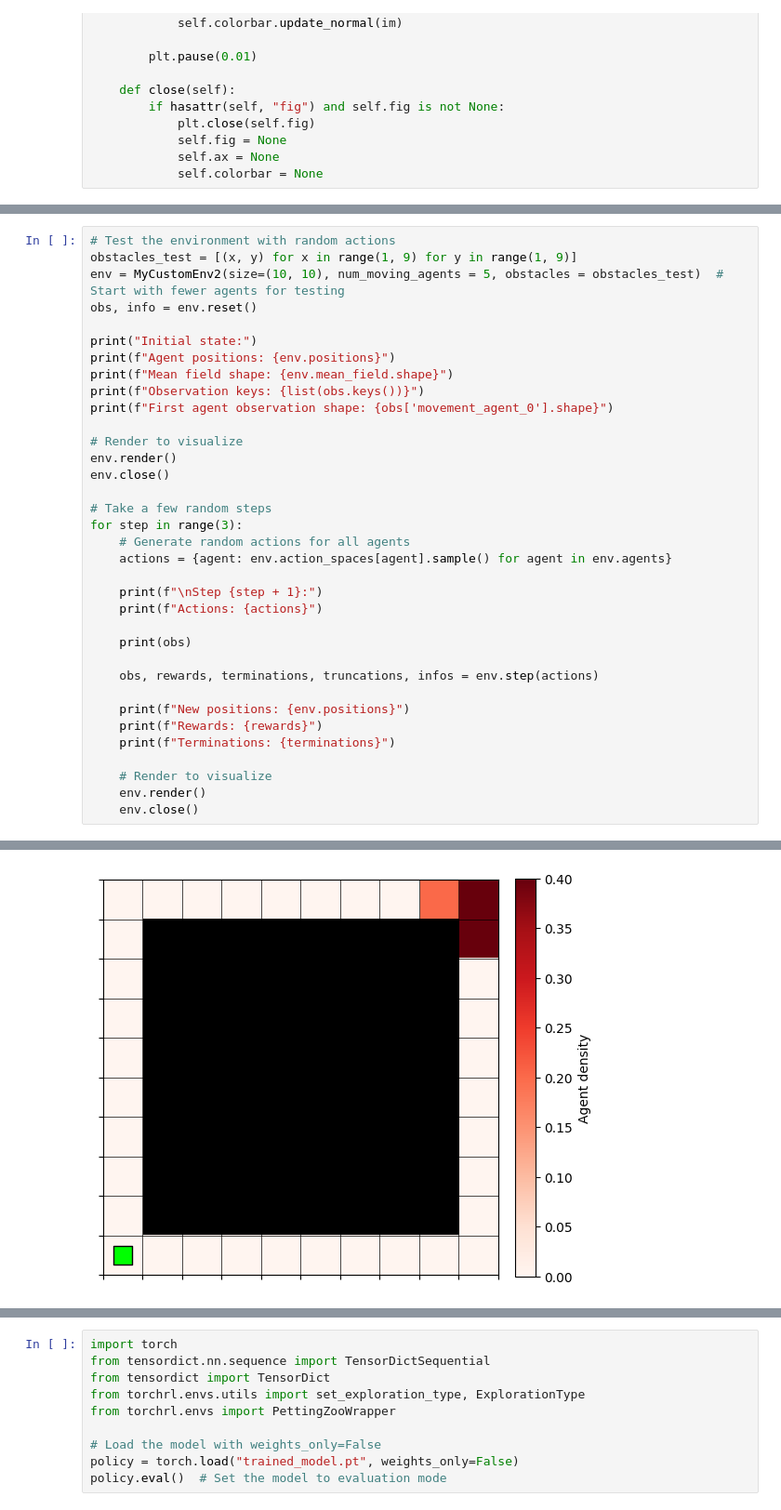
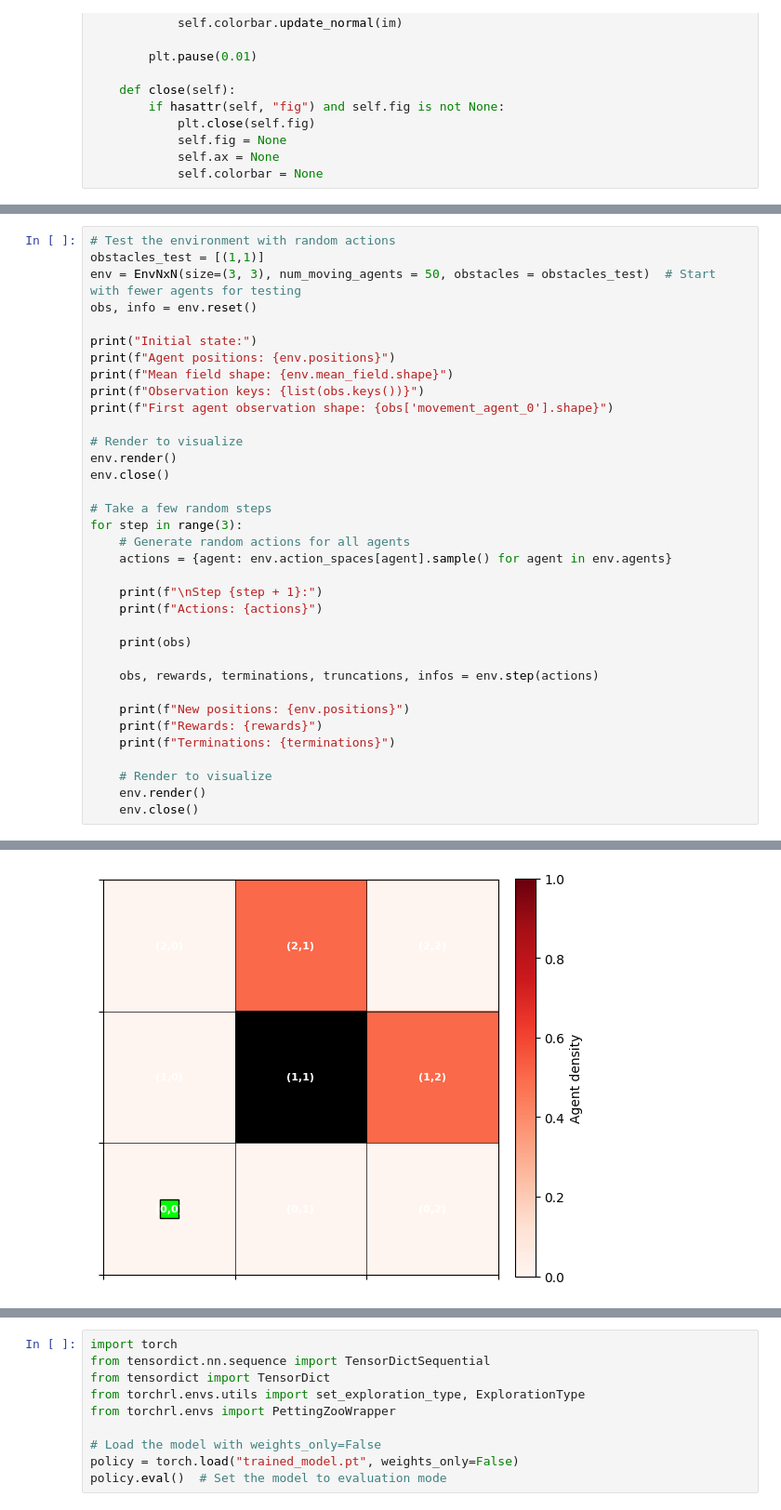
Before and after one commit to kbundaleski9000/thesis, a Jupyter notebook: code/Testingenvironment.ipynb, the cells around one changed output, grey strips where cells are left out. Shown at 93% size. Drawn from its saved outputs; the diff is of its cells as text.

Commit message:
fixed reqs, changed 10x10 to proper NxN in testingenvironment.ipynb

```diff
--- a/code/Testingenvironment.ipynb
+++ b/code/Testingenvironment.ipynb
@@ -197,7 +379,7 @@ class MyCustomEnv2(ParallelEnv):
 # %%
 # Test the environment with random actions
-obstacles_test = [(x, y) for x in range(1, 9) for y in range(1, 9)]
-env = MyCustomEnv2(size=(10, 10), num_moving_agents = 5, obstacles = obstacles_test)  # Start with fewer agents for testing
+obstacles_test = [(1,1)]
+env = EnvNxN(size=(3, 3), num_moving_agents = 50, obstacles = obstacles_test)  # Start with fewer agents for testing
 obs, info = env.reset()
 
 print("Initial state:")
@@ -274,2 +442,2 @@ Terminations: {'movement_agent_0': False, 'movement_agent_1': False, 'movement_a
-[figure, old version]
+[figure, new version]
 Step 3:
```
Also changed, not shown: parts of 3 cells of this notebook, 1 other file.
